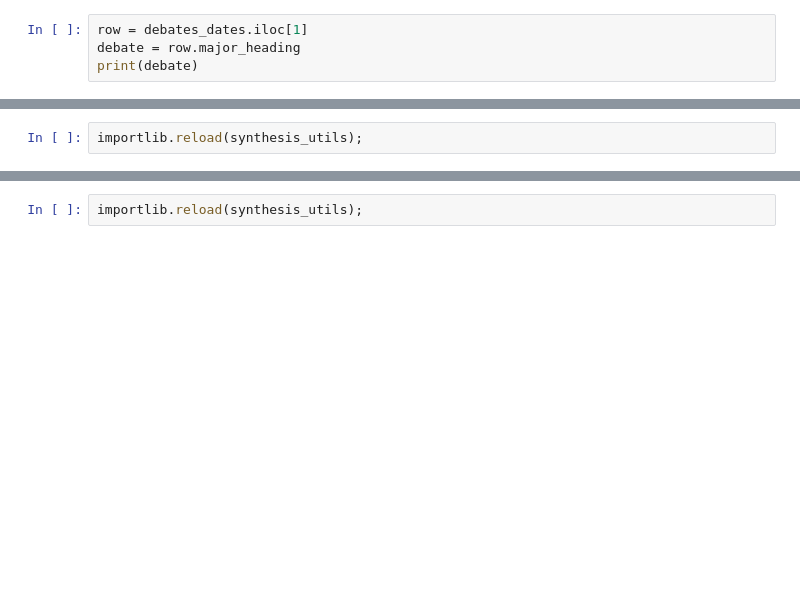
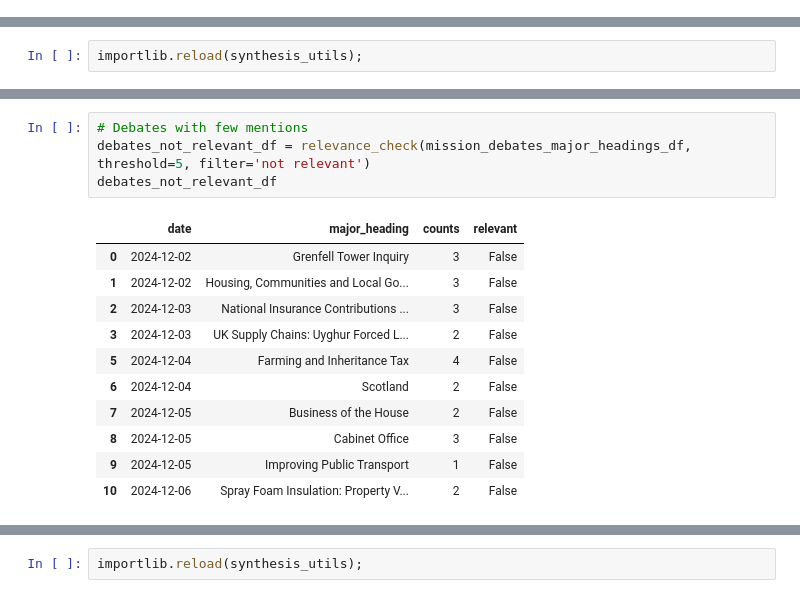
Before and after one commit to nestauk/discovery_mission_radar_prototyping, a Jupyter notebook: notebooks/policy_scanning/00_checking_Hansard.ipynb, the cells around one changed output, grey strips where cells are left out. Saved outputs shown, nothing was run; the diff lists cells and outputs as text; blank space fills up the shorter version.

```diff
--- a/notebooks/policy_scanning/00_checking_Hansard.ipynb
+++ b/notebooks/policy_scanning/00_checking_Hansard.ipynb
@@ -154,4 +18,0 @@ importlib.reload(synthesis_utils);
-# %%
-row = debates_dates.iloc[1]
-debate = row.major_heading
-print(debate)
@@ -603,0 +512,16 @@ for debate_title in debate_titles:
+# %%
+# Debates with few mentions
+debates_not_relevant_df = relevance_check(mission_debates_major_headings_df, threshold=5, filter='not relevant')
+debates_not_relevant_df
+# %% [output]
+|  | date | major_heading | counts | relevant |
+| 0 | 2024-12-02 | Grenfell Tower Inquiry | 3 | False |
+| 1 | 2024-12-02 | Housing, Communities and Local Go... | 3 | False |
+| 2 | 2024-12-03 | National Insurance Contributions ... | 3 | False |
+| 3 | 2024-12-03 | UK Supply Chains: Uyghur Forced L... | 2 | False |
+| 5 | 2024-12-04 | Farming and Inheritance Tax | 4 | False |
+| 6 | 2024-12-04 | Scotland | 2 | False |
+| 7 | 2024-12-05 | Business of the House | 2 | False |
+| 8 | 2024-12-05 | Cabinet Office | 3 | False |
+| 9 | 2024-12-05 | Improving Public Transport | 1 | False |
+| 10 | 2024-12-06 | Spray Foam Insulation: Property V... | 2 | False |
```
Also changed, not shown: parts of 66 cells of this notebook, 2 other files.
